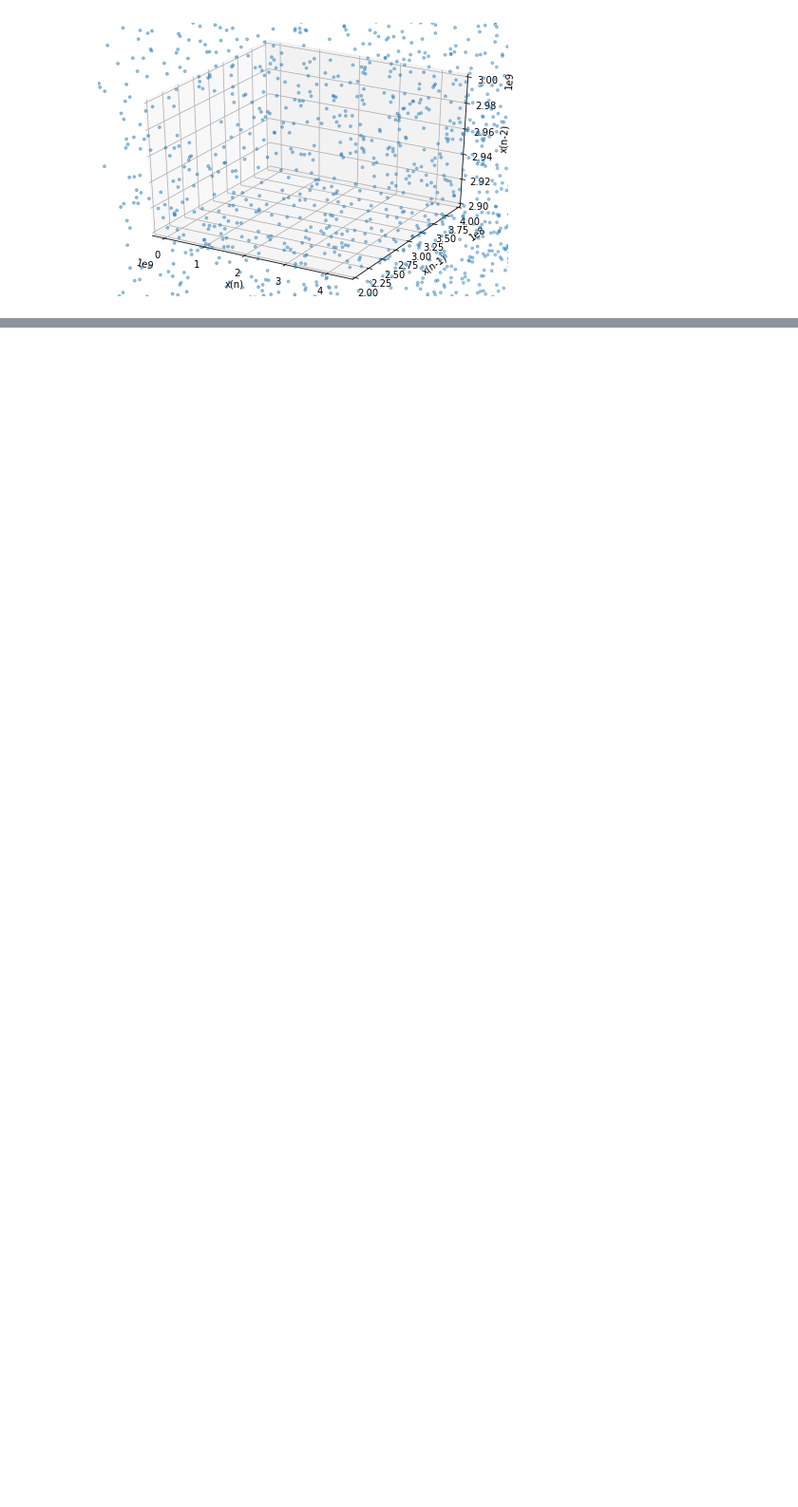
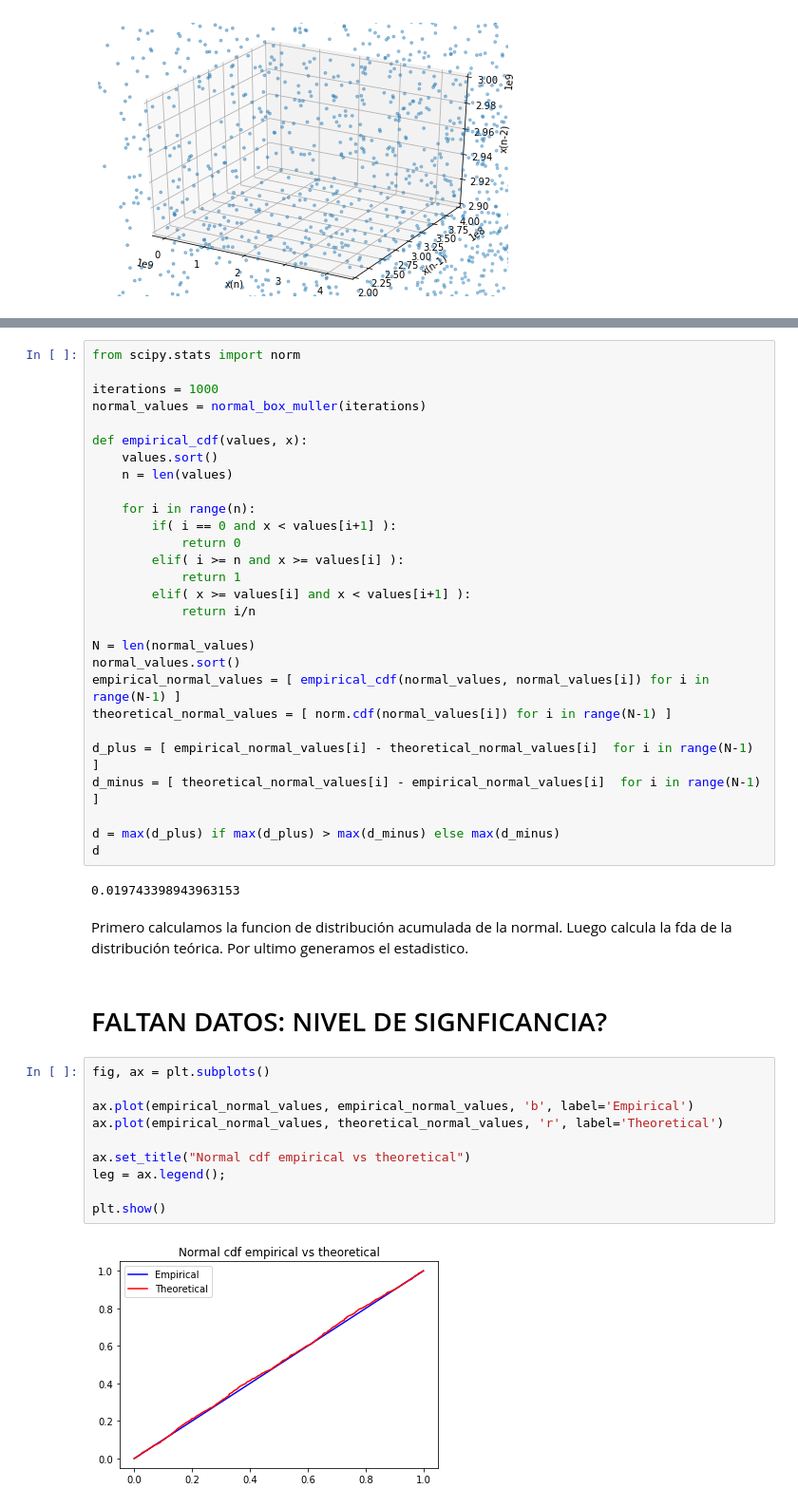
Before and after one commit to tomasaccini/TP1-Simulacion, a Jupyter notebook: TP1.ipynb, the cells around one changed output, grey strips where cells are left out. Shown at 95% size. Cells and saved outputs as stored; diff of their text form; blank space fills up the shorter version.

```diff
--- a/TP1.ipynb
+++ b/TP1.ipynb
@@ -331,0 +342,48 @@ Probablemente,
+# %%
+from scipy.stats import norm
+
+iterations = 1000
+normal_values = normal_box_muller(iterations)
+
+def empirical_cdf(values, x):
+    values.sort()
+    n = len(values)
+
+    for i in range(n):
+        if( i == 0 and x < values[i+1] ):
+            return 0
+        elif( i >= n and x >= values[i] ):
+            return 1
+        elif( x >= values[i] and x < values[i+1] ):
+            return i/n
+
+N = len(normal_values)
+normal_values.sort()
+empirical_normal_values = [ empirical_cdf(normal_values, normal_values[i]) for i in range(N-1) ]
+theoretical_normal_values = [ norm.cdf(normal_values[i]) for i in range(N-1) ]
+
+d_plus = [ empirical_normal_values[i] - theoretical_normal_values[i]  for i in range(N-1) ]
+d_minus = [ theoretical_normal_values[i] - empirical_normal_values[i]  for i in range(N-1) ]
+
+d = max(d_plus) if max(d_plus) > max(d_minus) else max(d_minus)
+d
+# %% [output]
+0.019743398943963153
+# %% [markdown]
+Primero calculamos la funcion de distribución acumulada de la normal.
+Luego calcula la fda de la distribución teórica.
+Por ultimo generamos el estadistico.
+# %% [markdown]
+# FALTAN DATOS: NIVEL DE SIGNFICANCIA?
+# %%
+fig, ax = plt.subplots()
+
+ax.plot(empirical_normal_values, empirical_normal_values, 'b', label='Empirical')
+ax.plot(empirical_normal_values, theoretical_normal_values, 'r', label='Theoretical')
+
+ax.set_title("Normal cdf empirical vs theoretical")
+leg = ax.legend();
+
+plt.show()
+# %% [output]
+[figure, added]
```
Also changed, not shown: parts of 6 cells of this notebook.
